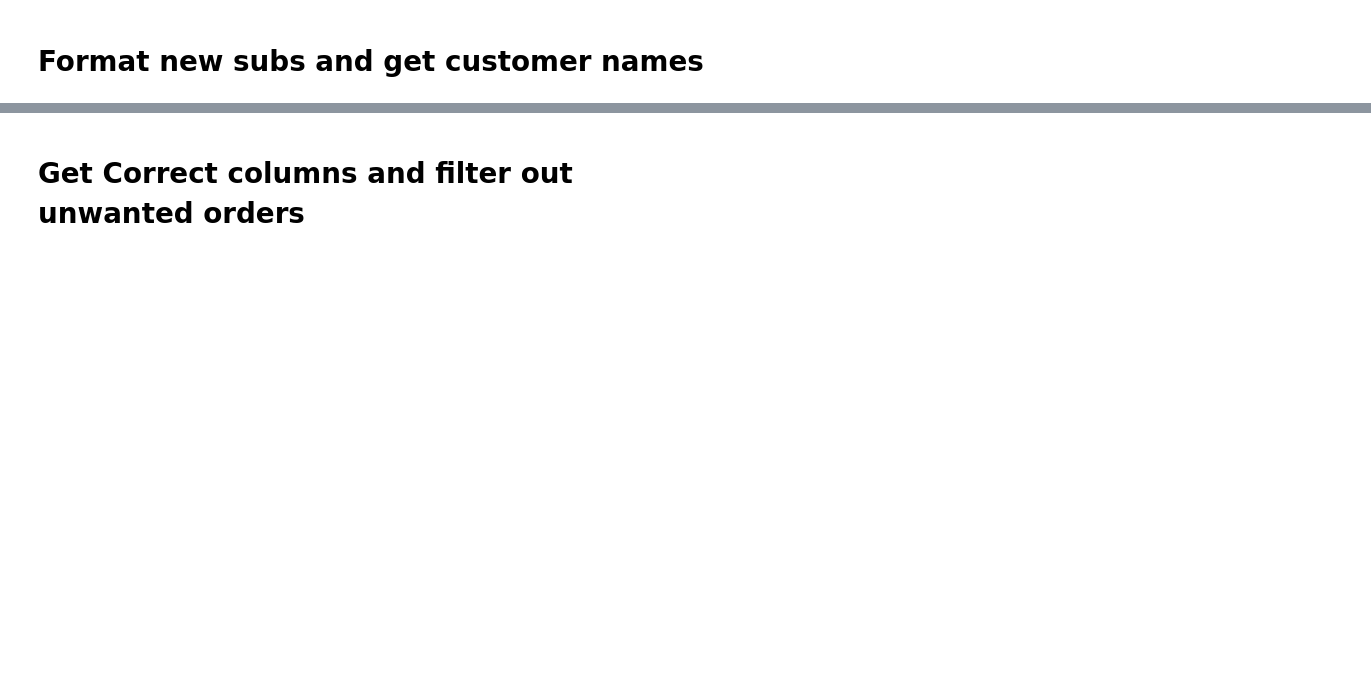
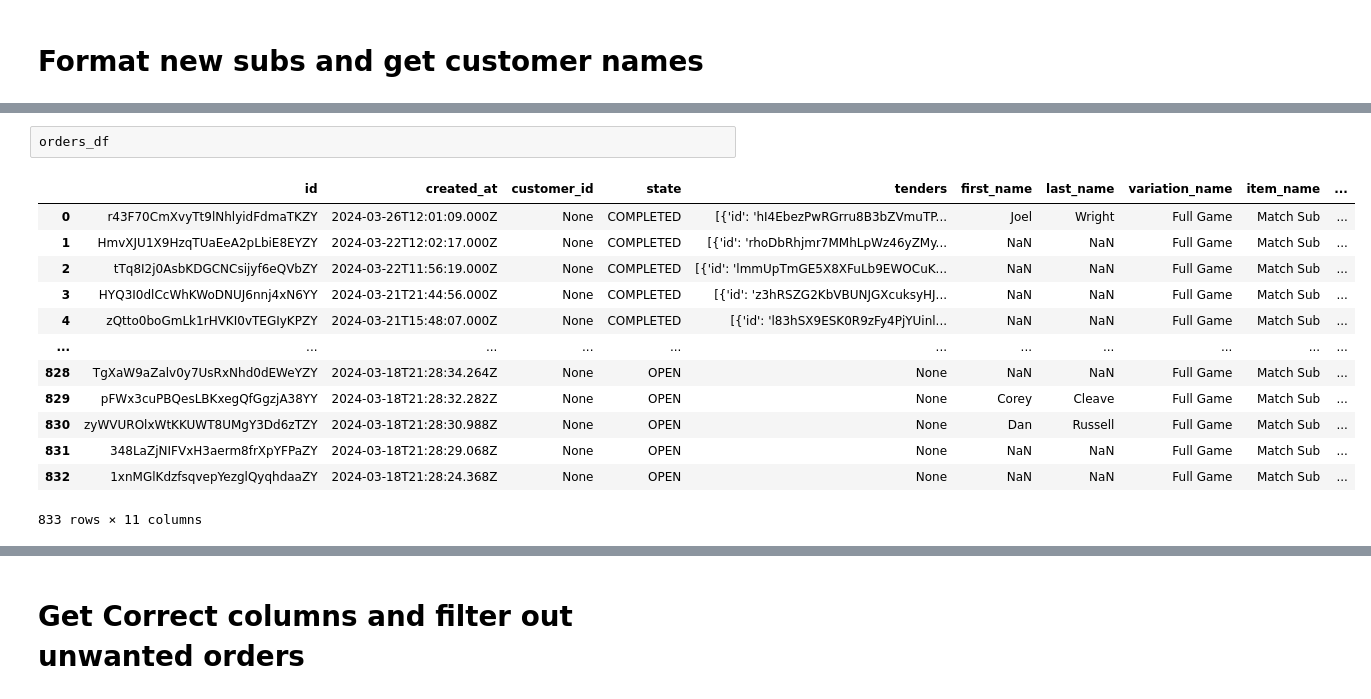
Before and after one commit to jtunedtimmins1995/ots_square, a Jupyter notebook: get_payments.ipynb, the cells around one changed output, grey strips where cells are left out. Cells and saved outputs as stored; diff of their text form; blank space fills up the shorter version.

```diff
--- a/get_payments.ipynb
+++ b/get_payments.ipynb
@@ -273,3 +335,19 @@ orders_df[orders_df['id']=='1eU2NJ3TZ4z3WD8lwQAlj5feV']
+# %%
+orders_df
+# %% [output]
+|  | id | created_at | customer_id | state | tenders | first_name | last_name | variation_name | item_name | ... |
+| 0 | r43F70CmXvyTt9lNhlyidFdmaTKZY | 2024-03-26T12:01:09.000Z | None | COMPLETED | [{'id': 'hI4EbezPwRGrru8B3bZVmuTP... | Joel | Wright | Full Game | Match Sub | ... |
+| 1 | HmvXJU1X9HzqTUaEeA2pLbiE8EYZY | 2024-03-22T12:02:17.000Z | None | COMPLETED | [{'id': 'rhoDbRhjmr7MMhLpWz46yZMy... | NaN | NaN | Full Game | Match Sub | ... |
+| 2 | tTq8I2j0AsbKDGCNCsijyf6eQVbZY | 2024-03-22T11:56:19.000Z | None | COMPLETED | [{'id': 'lmmUpTmGE5X8XFuLb9EWOCuK... | NaN | NaN | Full Game | Match Sub | ... |
+| 3 | HYQ3I0dlCcWhKWoDNUJ6nnj4xN6YY | 2024-03-21T21:44:56.000Z | None | COMPLETED | [{'id': 'z3hRSZG2KbVBUNJGXcuksyHJ... | NaN | NaN | Full Game | Match Sub | ... |
+| 4 | zQtto0boGmLk1rHVKI0vTEGIyKPZY | 2024-03-21T15:48:07.000Z | None | COMPLETED | [{'id': 'l83hSX9ESK0R9zFy4PjYUinl... | NaN | NaN | Full Game | Match Sub | ... |
+| ... | ... | ... | ... | ... | ... | ... | ... | ... | ... | ... |
+| 828 | TgXaW9aZalv0y7UsRxNhd0dEWeYZY | 2024-03-18T21:28:34.264Z | None | OPEN | None | NaN | NaN | Full Game | Match Sub | ... |
+| 829 | pFWx3cuPBQesLBKxegQfGgzjA38YY | 2024-03-18T21:28:32.282Z | None | OPEN | None | Corey | Cleave | Full Game | Match Sub | ... |
+| 830 | zyWVUROlxWtKKUWT8UMgY3Dd6zTZY | 2024-03-18T21:28:30.988Z | None | OPEN | None | Dan | Russell | Full Game | Match Sub | ... |
+| 831 | 348LaZjNIFVxH3aerm8frXpYFPaZY | 2024-03-18T21:28:29.068Z | None | OPEN | None | NaN | NaN | Full Game | Match Sub | ... |
+| 832 | 1xnMGlKdzfsqvepYezglQyqhdaaZY | 2024-03-18T21:28:24.368Z | None | OPEN | None | NaN | NaN | Full Game | Match Sub | ... |
+833 rows × 11 columns
 # %%
 list(orders_df[orders_df['item_name']=='Training']['tenders'])[0]
 # %% [output]
```
Also changed, not shown: parts of 28 cells of this notebook, 42 other files.
